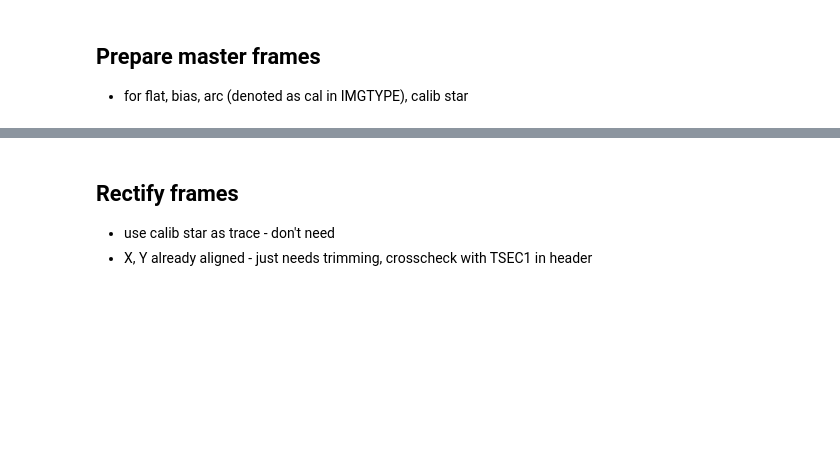
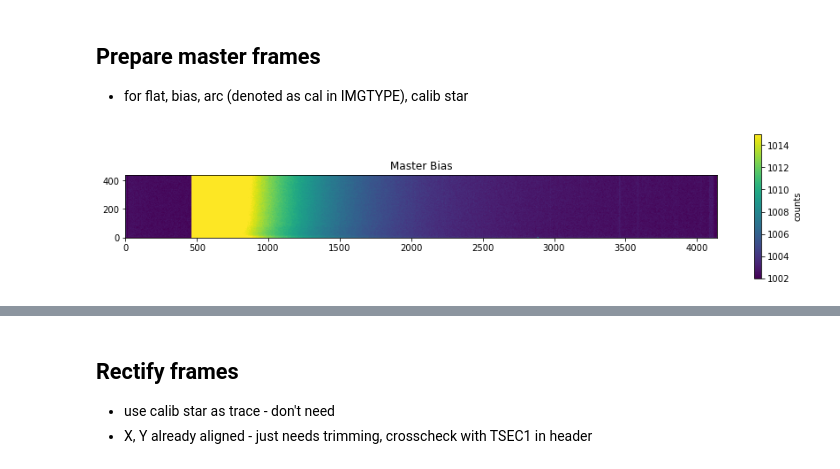
Before and after one commit to jaladh-singhal/ay107_observation, a Jupyter notebook: sn_spectra_reduction.ipynb, the cells around one changed output, grey strips where cells are left out. Saved outputs shown, nothing was run; the diff lists cells and outputs as text; code cells hidden in the pictures; blank space fills up the shorter version.

Commit message:
created master biases

```diff
--- a/sn_spectra_reduction.ipynb
+++ b/sn_spectra_reduction.ipynb
@@ -142,3 +140,21 @@ util.plot_frame(data['red0027'], label='counts', title='Red 0027 Calib star', pr
 # %% [markdown]
 ## Prepare master frames
 - for flat, bias, arc (denoted as cal in IMGTYPE), calib star
+# %%
+bias = hdr_df[hdr_df['IMGTYPE'] == 'bias']
+flats = hdr_df[hdr_df['IMGTYPE'] == 'bias']
+arcs = hdr_df[hdr_df['IMGTYPE'] == 'cal']
+calib_star = hdr_df[(hdr_df['IMGTYPE'] == 'object') & (hdr_df['OBJECT'] == 'HD 158261')]
+# %%
+# creating master bias
+bias_red = bias[np.char.startswith(list(bias.index), 'red')]
+bias_red_layers = np.zeros((440, 4141, bias_red.shape[0]))
+for i, curr_file in enumerate(bias_red.index):
+    curr_data = data[curr_file]
+    bias_red_layers[:, :, i] = curr_data
+
+master_bias_red = np.median(bias_red_layers, axis=2)
+
+util.plot_frame(master_bias_red, label='counts', title='Master Bias (red)', prange=(10, 90))
+# %% [output]
+[figure, added]
```
Also changed, not shown: parts of 8 cells of this notebook.
